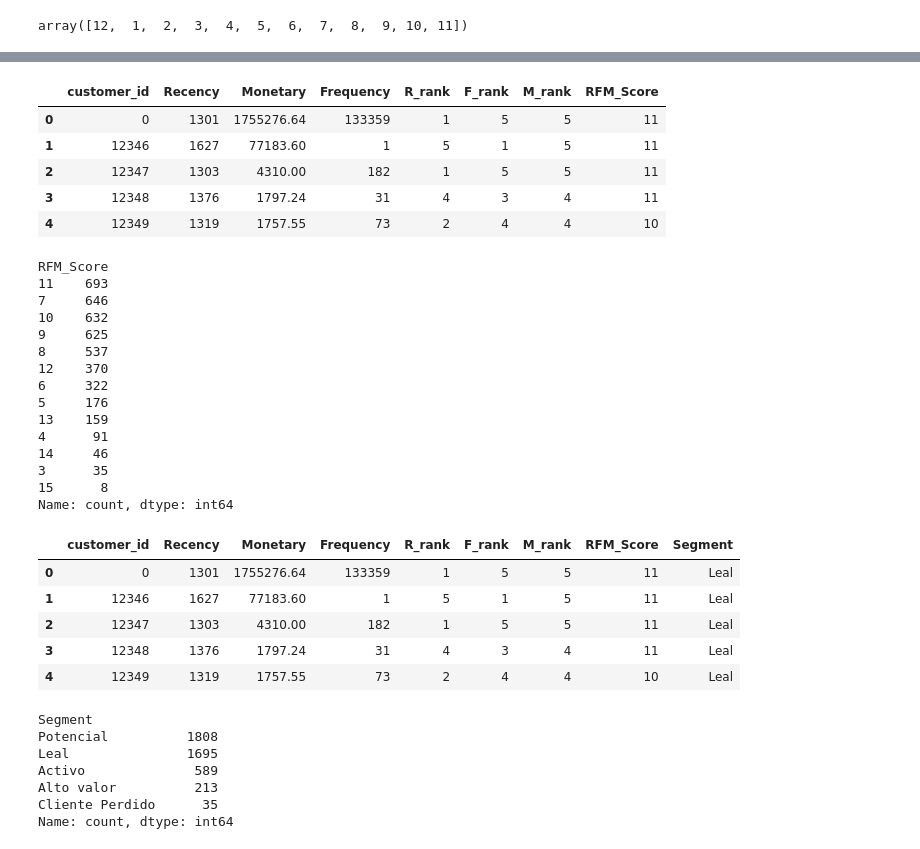
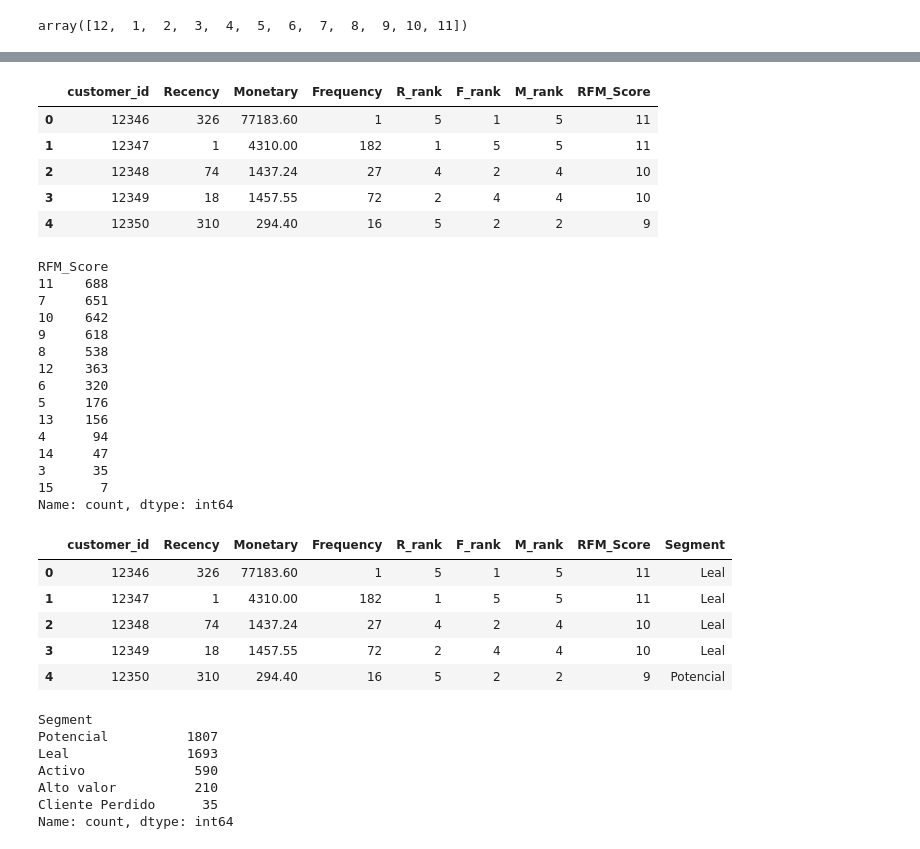
Before and after one commit to kelvin-lab/Customer-Segmentation-CLTV-Retail, a Jupyter notebook: Data/Hack-segment.ipynb, the cells around one changed output, grey strips where cells are left out. Saved outputs shown, nothing was run; the diff lists cells and outputs as text; code cells hidden in the pictures.

```diff
--- a/Data/Hack-segment.ipynb
+++ b/Data/Hack-segment.ipynb
@@ -7,7 +33,7 @@ from datetime import datetime
 from sklearn.preprocessing import StandardScaler
 from sklearn.cluster import KMeans
 # %%
-df = pd.read_csv('Online_Retail.csv', encoding='iso-8859-1')
+df = pd.read_csv(r'datasets\Online_Retail.csv', encoding='iso-8859-1')
 # %%
 df.sample(10)
 # %% [output]
@@ -203,4 +229,9 @@ ceros['invoice_date'].dt.month.unique()
 array([12,  1,  2,  3,  4,  5,  6,  7,  8,  9, 10, 11])
 # %%
 #se filta el data frame despues de las verificaciones anteriores para conservar unicamente los datos que sean diferentes a 0
-df = df.query(('unit_price >= 0 & customer_id >= 0 & quantity >= 0'))
+
+df = df.query('unit_price > 0.0')
+
+df = df.query('customer_id > 0')
+
+df = df.query('quantity > 0')
@@ -206,0 +260,4 @@ df = df.query(('unit_price >= 0 & customer_id >= 0 & quantity >= 0'))
+# %%
+df = df.query("stock_code != 'M'")
+df = df.query("stock_code != 'DOT'")
+df = df.query("stock_code != 'POST'")
@@ -307,53 +350,53 @@ plt.show()
 # %%
 
 # Persistiendo los cambios
 
 df['invoice_date'] = pd.to_datetime(df['invoice_date'])
-current_date = datetime.now()
+current_date = df['invoice_date'].max()
 
 # Calcula Recencia, Frecuencia y Valor Monetario
 rfm_df = df.groupby('customer_id').agg({
     'invoice_date': lambda x: (current_date - x.max()).days,
     'total': ['sum', 'count']
 })
 
 rfm_df.columns = ['Recency', 'Monetary', 'Frequency']
 rfm_df.reset_index(inplace=True)
 
 # Asigna puntuaciones RFM
 rfm_df['R_rank'] = pd.qcut(rfm_df['Recency'], 5, labels=False, duplicates='drop') + 1
 rfm_df['F_rank'] = pd.qcut(rfm_df['Frequency'], 5, labels=False, duplicates='drop') + 1
 rfm_df['M_rank'] = pd.qcut(rfm_df['Monetary'], 5, labels=False, duplicates='drop') + 1
 
 # Puedes combinar las puntuaciones en un código RFM para cada cliente
 rfm_df['RFM_Score'] = rfm_df['R_rank'] + rfm_df['F_rank'] + rfm_df['M_rank']
 
 # Muestra los resultados
 display(rfm_df.head())
 # %% [output]
 |  | customer_id | Recency | Monetary | Frequency | R_rank | F_rank | M_rank | RFM_Score |
-| 0 | 0 | 1301 | 1755276.64 | 133359 | 1 | 5 | 5 | 11 |
-| 1 | 12346 | 1627 | 77183.60 | 1 | 5 | 1 | 5 | 11 |
-| 2 | 12347 | 1303 | 4310.00 | 182 | 1 | 5 | 5 | 11 |
-| 3 | 12348 | 1376 | 1797.24 | 31 | 4 | 3 | 4 | 11 |
-| 4 | 12349 | 1319 | 1757.55 | 73 | 2 | 4 | 4 | 10 |
+| 0 | 12346 | 326 | 77183.60 | 1 | 5 | 1 | 5 | 11 |
+| 1 | 12347 | 1 | 4310.00 | 182 | 1 | 5 | 5 | 11 |
+| 2 | 12348 | 74 | 1437.24 | 27 | 4 | 2 | 4 | 10 |
+| 3 | 12349 | 18 | 1457.55 | 72 | 2 | 4 | 4 | 10 |
+| 4 | 12350 | 310 | 294.40 | 16 | 5 | 2 | 2 | 9 |
 # %%
 rfm_df['RFM_Score'].value_counts()
 # %% [output]
 RFM_Score
-11    693
-7     646
-10    632
-9     625
-8     537
-12    370
-6     322
+11    688
+7     651
+10    642
+9     618
+8     538
+12    363
+6     320
 5     176
-13    159
-4      91
-14     46
+13    156
+4      94
+14     47
 3      35
-15      8
+15      7
 Name: count, dtype: int64
 # %%
 def segment_customer(row):
@@ -375,19 +418,19 @@ rfm_df['Segment'] = rfm_df.apply(segment_customer, axis=1)
 display(rfm_df.head())
 # %% [output]
 |  | customer_id | Recency | Monetary | Frequency | R_rank | F_rank | M_rank | RFM_Score | Segment |
-| 0 | 0 | 1301 | 1755276.64 | 133359 | 1 | 5 | 5 | 11 | Leal |
-| 1 | 12346 | 1627 | 77183.60 | 1 | 5 | 1 | 5 | 11 | Leal |
-| 2 | 12347 | 1303 | 4310.00 | 182 | 1 | 5 | 5 | 11 | Leal |
-| 3 | 12348 | 1376 | 1797.24 | 31 | 4 | 3 | 4 | 11 | Leal |
-| 4 | 12349 | 1319 | 1757.55 | 73 | 2 | 4 | 4 | 10 | Leal |
+| 0 | 12346 | 326 | 77183.60 | 1 | 5 | 1 | 5 | 11 | Leal |
+| 1 | 12347 | 1 | 4310.00 | 182 | 1 | 5 | 5 | 11 | Leal |
+| 2 | 12348 | 74 | 1437.24 | 27 | 4 | 2 | 4 | 10 | Leal |
+| 3 | 12349 | 18 | 1457.55 | 72 | 2 | 4 | 4 | 10 | Leal |
+| 4 | 12350 | 310 | 294.40 | 16 | 5 | 2 | 2 | 9 | Potencial |
 # %%
 # Conteo de clientes por segmento
 print(rfm_df['Segment'].value_counts())
 # %% [output]
 Segment
-Potencial          1808
-Leal               1695
-Activo              589
-Alto valor          213
+Potencial          1807
+Leal               1693
+Activo              590
+Alto valor          210
 Cliente Perdido      35
 Name: count, dtype: int64
```
Also changed, not shown: parts of 43 cells of this notebook.
